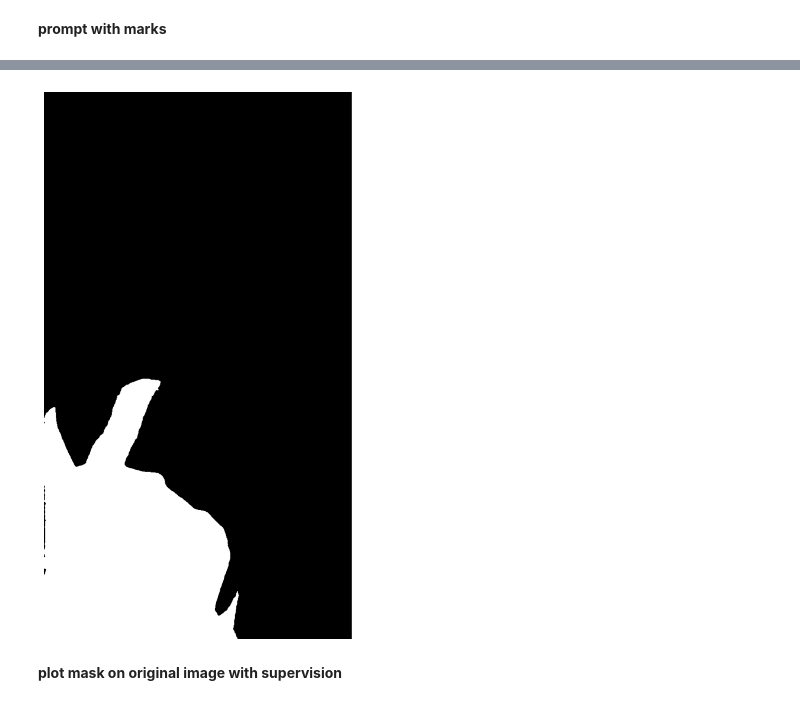
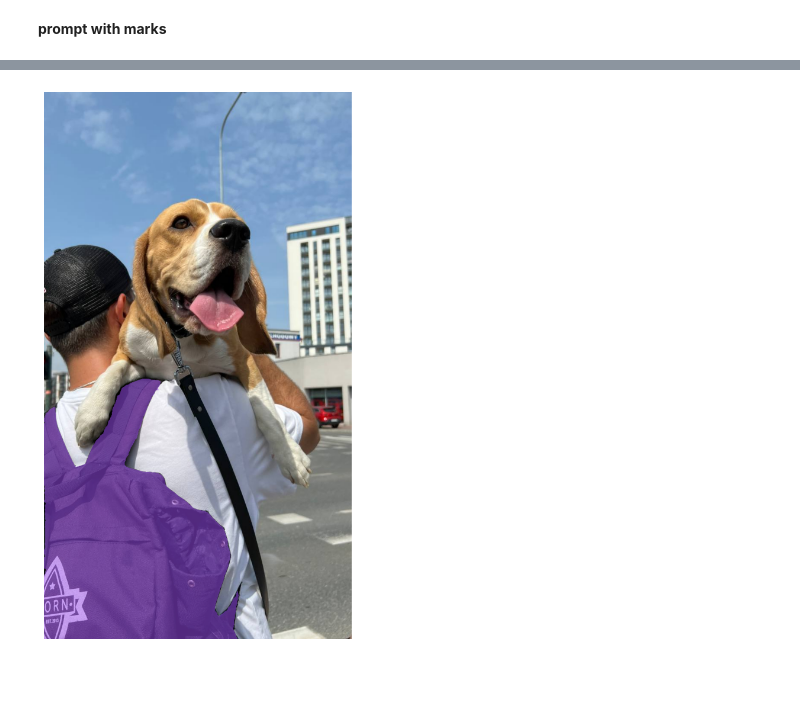
Before and after one commit to roboflow/maestro, a Jupyter notebook: cookbooks/multimodal_maestro_gpt_4_vision.ipynb, the cells around one changed output, grey strips where cells are left out. Saved outputs shown, nothing was run; the diff lists cells and outputs as text; code cells hidden in the pictures; blank space fills up the shorter version.

```diff
--- a/cookbooks/multimodal_maestro_gpt_4_vision.ipynb
+++ b/cookbooks/multimodal_maestro_gpt_4_vision.ipynb
@@ -91,9 +87,9 @@ sv.plot_image(marked_image)
 # %% [markdown]
 **refine marks**
 # %%
-refined_marks = mm.refine_marks(marks=marks, minimum_mask_area=0.04)
+refined_marks = maestro.refine_marks(marks=marks, minimum_mask_area=0.04)
 # %%
-mark_visualizer = mm.MarkVisualizer()
+mark_visualizer = maestro.MarkVisualizer()
 marked_image = mark_visualizer.visualize(image=image, marks=refined_marks)
 sv.plot_image(marked_image)
 # %% [output]
@@ -105,6 +101,6 @@ api_key="..."
 
 prompt="Find backpack. notalk;justgo"
 # %%
-response = mm.prompt_image(api_key=api_key, image=marked_image, prompt=prompt)
+response = maestro.prompt_image(api_key=api_key, image=marked_image, prompt=prompt)
 response
 # %% [output]
@@ -116,7 +109,0 @@ masks = mm.extract_relevant_masks(text=response, detections=refined_marks)
-# %%
-for mark in masks.values():
-    sv.plot_image(mark)
-# %% [output]
-[figure, removed]
-# %% [markdown]
-**plot mask on original image with supervision**
@@ -125,9 +110,14 @@ import supervision as sv
 # %%
-mask_annotator = sv.MaskAnnotator(color_lookup = sv.ColorLookup.INDEX)
-masks = np.array([mask for mask in masks])
-detections = mm.masks_to_marks(masks)
+masks = maestro.extract_relevant_masks(text=response, detections=refined_marks)
+masks = np.array([mask for mask in masks.values()])
+detections = maestro.masks_to_marks(masks)
 # %%
-annotated_frame = box_mask_annotator.annotate(
+mask_annotator = sv.MaskAnnotator(color_lookup = sv.ColorLookup.INDEX)
+annotated_frame = mask_annotator.annotate(
     scene=image.copy(),
     detections=detections
 )
+
+sv.plot_image(annotated_frame)
+# %% [output]
+[figure, added]
```
Also changed, not shown: parts of 14 cells of this notebook.
